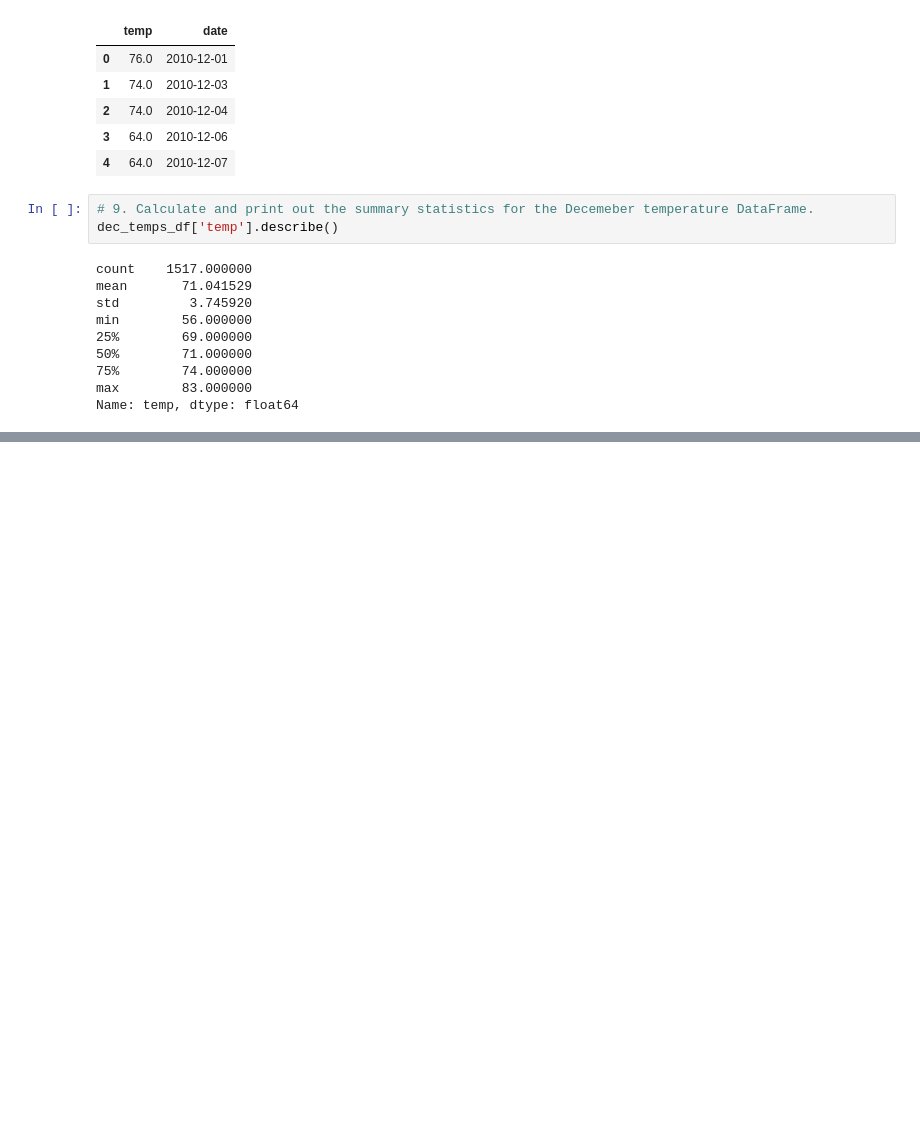
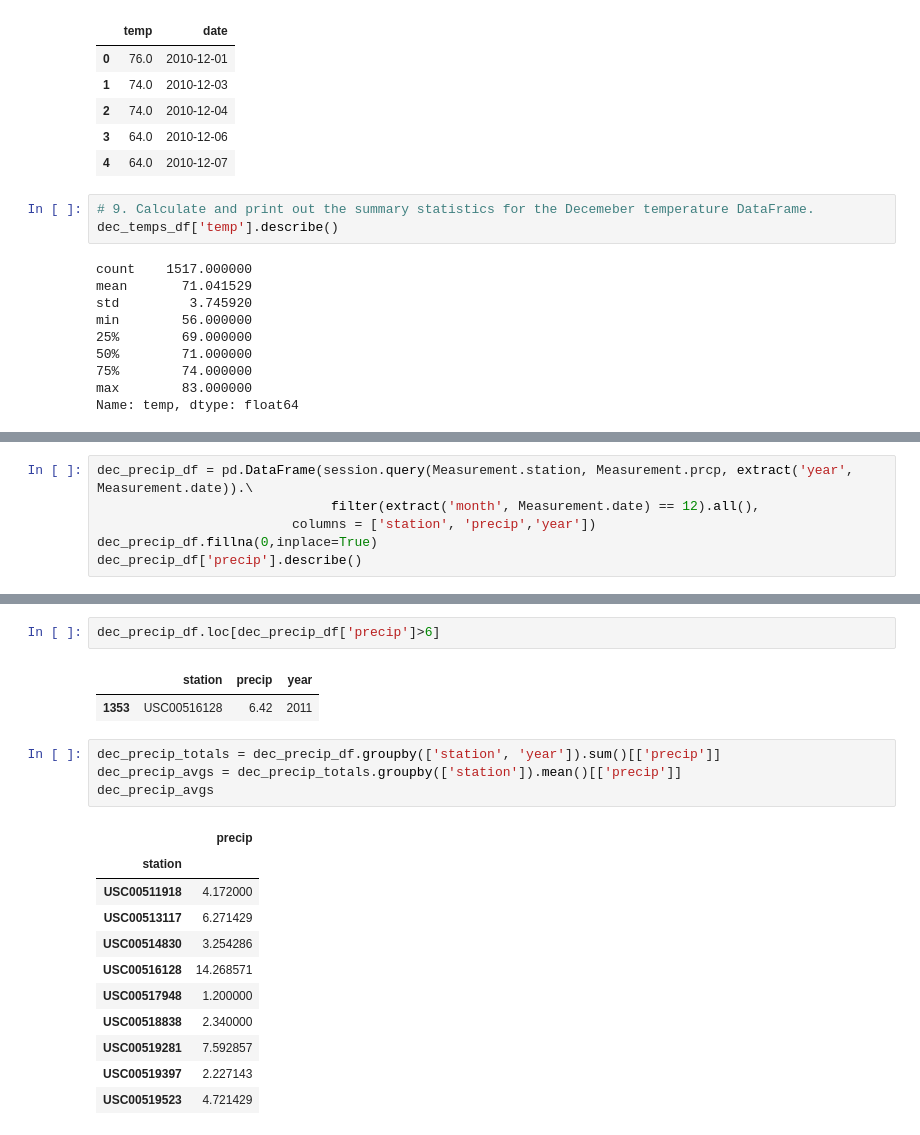
Before and after one commit to kmburkezoo/surfs_up, a Jupyter notebook: SurfsUp_Challenge.ipynb, the cells around one changed output, grey strips where cells are left out. Saved outputs shown, nothing was run; the diff lists cells and outputs as text; blank space fills up the shorter version.

```diff
--- a/SurfsUp_Challenge.ipynb
+++ b/SurfsUp_Challenge.ipynb
@@ -167,0 +206,6 @@ Name: temp, dtype: float64
+# %%
+dec_precip_df = pd.DataFrame(session.query(Measurement.station, Measurement.prcp, extract('year', Measurement.date)).\
+                              filter(extract('month', Measurement.date) == 12).all(),
+                         columns = ['station', 'precip','year'])
+dec_precip_df.fillna(0,inplace=True)
+dec_precip_df['precip'].describe()
@@ -167,0 +222,21 @@ Name: temp, dtype: float64
+# %%
+dec_precip_df.loc[dec_precip_df['precip']>6]
+# %% [output]
+|  | station | precip | year |
+| 1353 | USC00516128 | 6.42 | 2011 |
+# %%
+dec_precip_totals = dec_precip_df.groupby(['station', 'year']).sum()[['precip']]
+dec_precip_avgs = dec_precip_totals.groupby(['station']).mean()[['precip']]
+dec_precip_avgs
+# %% [output]
+|  | precip |
+| station |  |
+| USC00511918 | 4.172000 |
+| USC00513117 | 6.271429 |
+| USC00514830 | 3.254286 |
+| USC00516128 | 14.268571 |
+| USC00517948 | 1.200000 |
+| USC00518838 | 2.340000 |
+| USC00519281 | 7.592857 |
+| USC00519397 | 2.227143 |
+| USC00519523 | 4.721429 |
```
Also changed, not shown: parts of 4 cells of this notebook, 7 other files.
